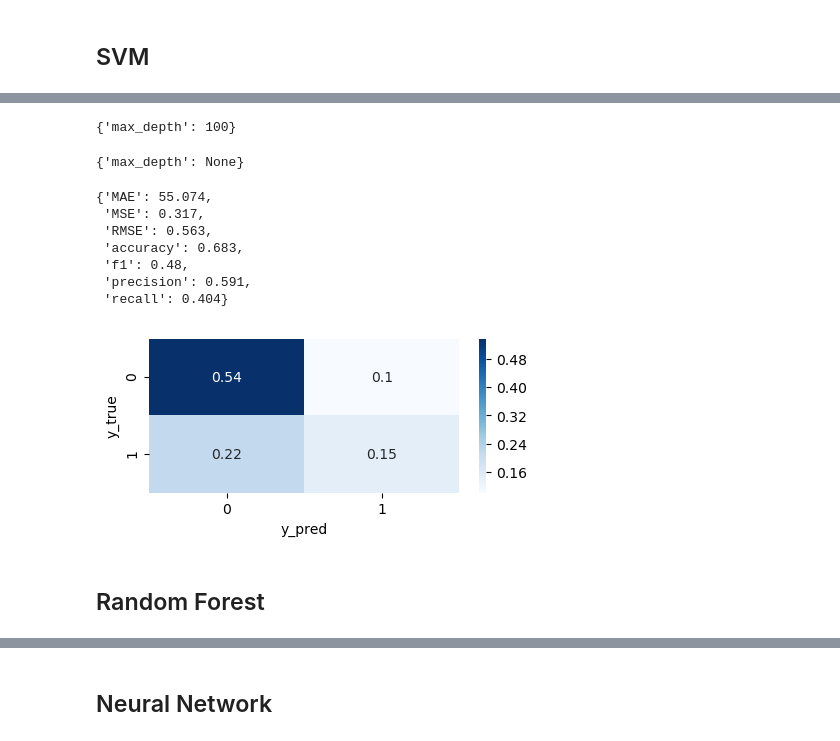
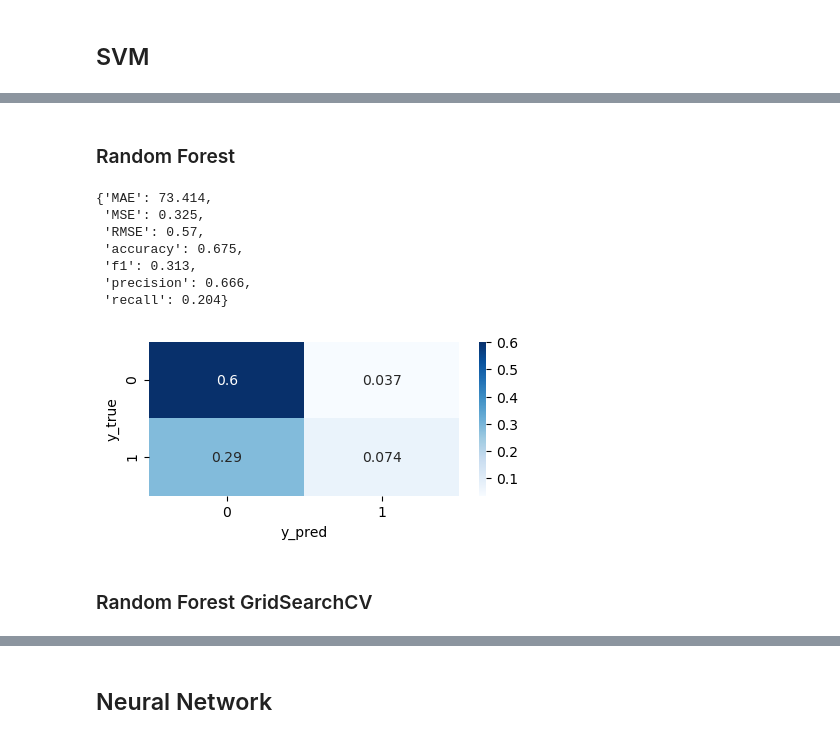
Before and after one commit to masam101376/kickstarter-projects, a Jupyter notebook: practice_marged.ipynb, the cells around one changed output, grey strips where cells are left out. Cells and saved outputs as stored; diff of their text form; code cells hidden in the pictures.

```diff
--- a/practice_marged.ipynb
+++ b/practice_marged.ipynb
@@ -755,8 +769,7 @@ summary['SVM'] = stats
 # %%
-# まずは適当なハイパーパラメータを用いる。
 clf = DecisionTreeClassifier(criterion='gini',
                              max_depth=None,
-                             min_samples_leaf=1000,
+                             min_samples_leaf=1200,
                              min_samples_split=3,
                              random_state=1234)
 
@@ -778,53 +791,30 @@ summary['DecisionTreeClassifier'] = stats
-# %%
-model = DecisionTreeClassifier(criterion='gini',
-                            #  max_depth=None,
-                             min_samples_leaf=1000,
-                             min_samples_split=3,
-                             random_state=1234)
-
-parameters = {'max_depth': [10, 100, 1000, 10000]}
-clf = GridSearchCV(model, parameters, cv=3)
-
-clf.fit(X, y)
-clf.best_params_
-# %% [output]
-{'max_depth': 100}
-# %%
-model = DecisionTreeClassifier(criterion='gini',
-                            #  max_depth=None,
-                             min_samples_leaf=1000,
-                             min_samples_split=3,
-                             random_state=1234)
-
-parameters = {'max_depth': [None, 25, 50, 75, 100, 125]}
-clf = GridSearchCV(model, parameters, cv=3)
-
-clf.fit(X, y)
-clf.best_params_
-# %% [output]
-{'max_depth': None}
+# %% [markdown]
+### Random Forest
 # %%
-# Learn with tuned hyperparams
-clf = DecisionTreeClassifier(criterion='gini',
-                             max_depth=None,
-                             min_samples_leaf=1000,
-                             min_samples_split=3,
-                             random_state=1234)
+clf = RandomForestClassifier(
+    n_estimators=100,
+    criterion='gini',
+    max_depth=10,
+    min_samples_leaf=1000,
+    min_samples_split=100,
+    random_state=1234
+)
+
 
 res = CV(clf, X, y)
 stats = errors_and_scores(res)
 pprint.pprint(stats)
 conf_mat(res)
 
-summary['DecisionTreeClassifier_Tuned'] = stats
+summary['RandomForest'] = stats
 # %% [output]
-{'MAE': 55.074,
- 'MSE': 0.317,
- 'RMSE': 0.563,
- 'accuracy': 0.683,
- 'f1': 0.48,
- 'precision': 0.591,
- 'recall': 0.404}
+{'MAE': 73.414,
+ 'MSE': 0.325,
+ 'RMSE': 0.57,
+ 'accuracy': 0.675,
+ 'f1': 0.313,
+ 'precision': 0.666,
+ 'recall': 0.204}
-[figure, old version]
+[figure, new version]
 # %% [markdown]
-## Random Forest
+### Random Forest GridSearchCV
```
Also changed, not shown: parts of 71 cells of this notebook.
